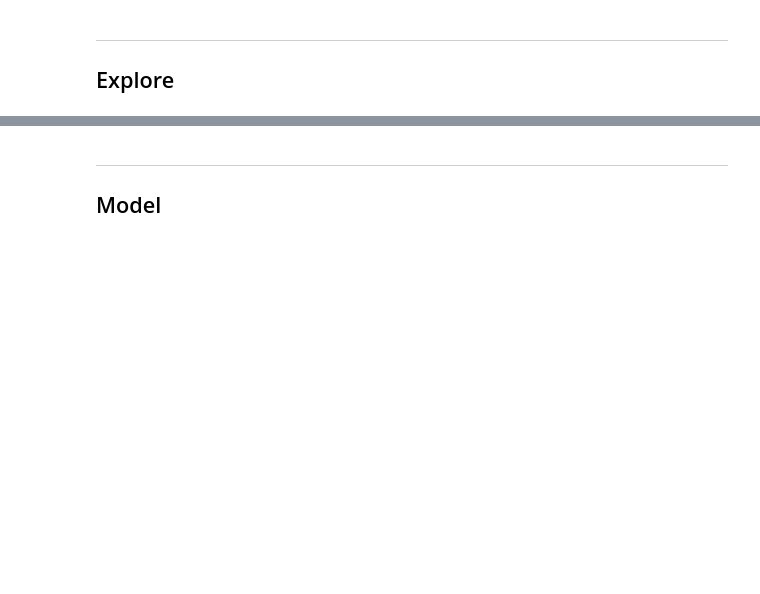
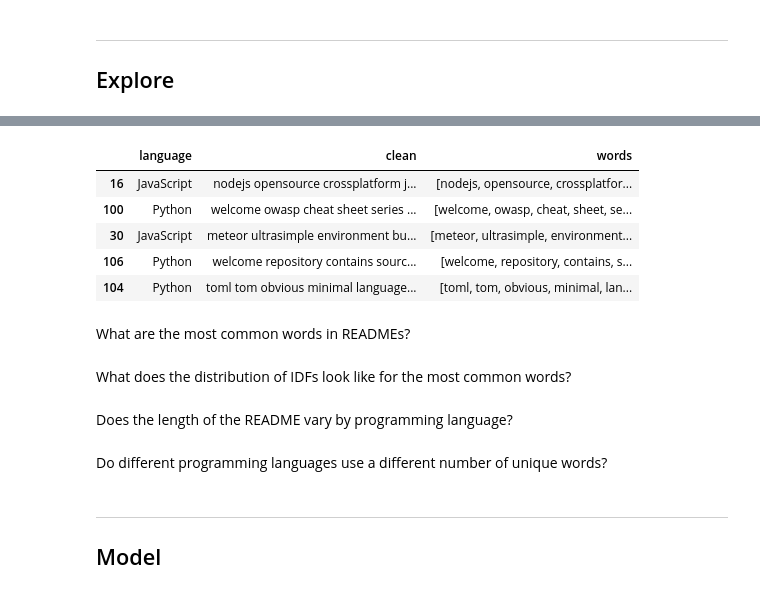
Before and after one commit to Brandon-Martinez27/nlp_project, a Jupyter notebook: b_nlp_workbook.ipynb, the cells around one changed output, grey strips where cells are left out. Cells and saved outputs as stored; diff of their text form; code cells hidden in the pictures; blank space fills up the shorter version.

```diff
--- a/b_nlp_workbook.ipynb
+++ b/b_nlp_workbook.ipynb
@@ -317,3 +447,20 @@ df.head()
+# %%
+train.head()
+# %% [output]
+|  | language | clean | words |
+| 16 | JavaScript | nodejs opensource crossplatform j... | [nodejs, opensource, crossplatfor... |
+| 100 | Python | welcome owasp cheat sheet series ... | [welcome, owasp, cheat, sheet, se... |
+| 30 | JavaScript | meteor ultrasimple environment bu... | [meteor, ultrasimple, environment... |
+| 106 | Python | welcome repository contains sourc... | [welcome, repository, contains, s... |
+| 104 | Python | toml tom obvious minimal language... | [toml, tom, obvious, minimal, lan... |
+# %% [markdown]
+What are the most common words in READMEs?
+# %% [markdown]
+What does the distribution of IDFs look like for the most common words?
+# %% [markdown]
+Does the length of the README vary by programming language?
+# %% [markdown]
+Do different programming languages use a different number of unique words?
 # %% [markdown]
 ---
 ## Model
```
Also changed, not shown: parts of 19 cells of this notebook, 3 other files.
